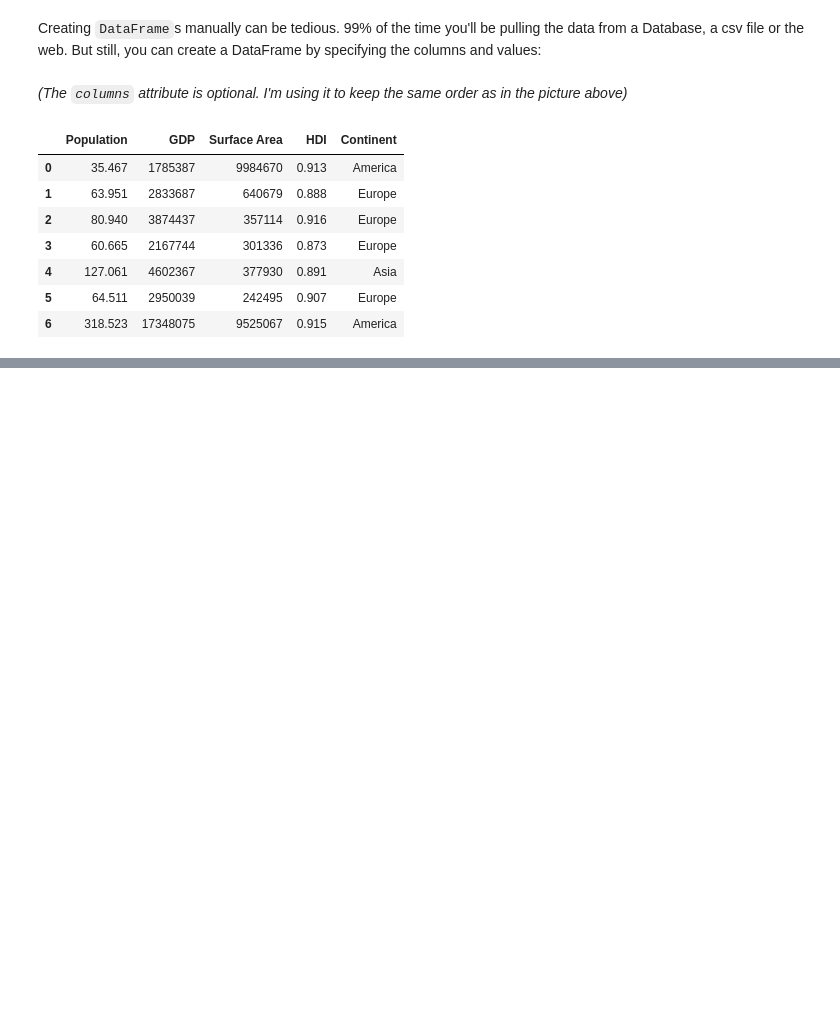
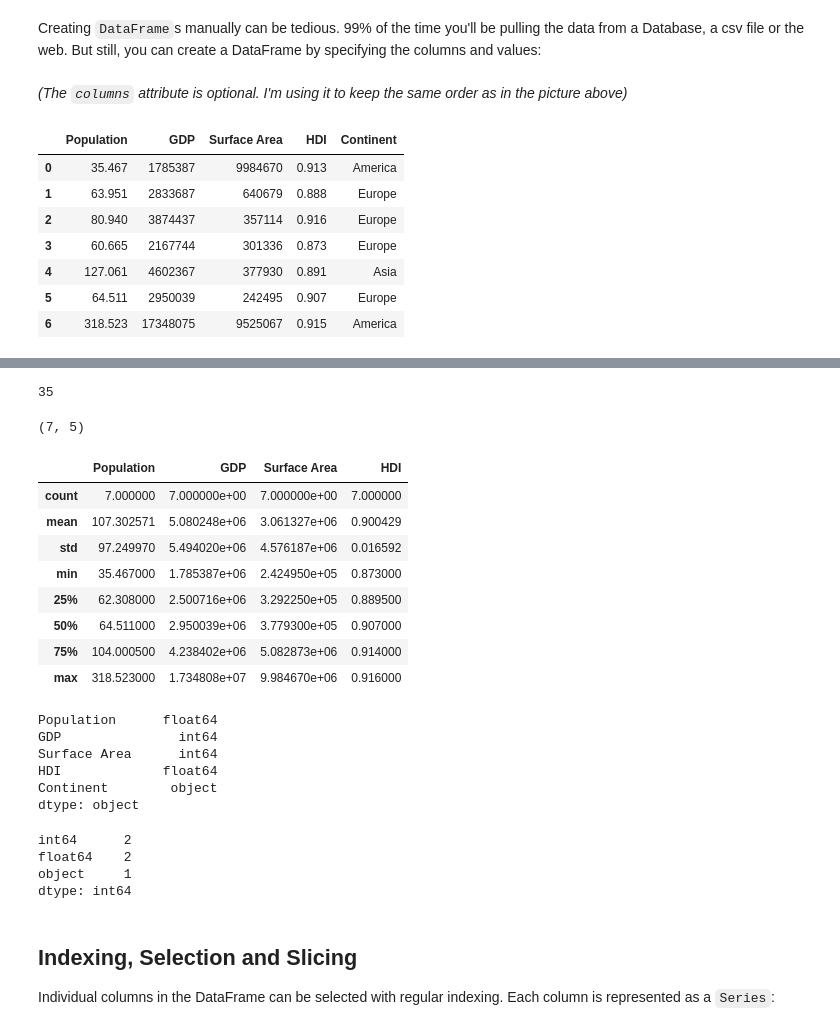
Before and after one commit to AlexGP80/Data_Analysis_with_Python, a Jupyter notebook: Pandas Dataframes.ipynb, the cells around one changed output, grey strips where cells are left out. Saved outputs shown, nothing was run; the diff lists cells and outputs as text; code cells hidden in the pictures; blank space fills up the shorter version.

```diff
--- a/Pandas Dataframes.ipynb
+++ b/Pandas Dataframes.ipynb
@@ -68,0 +117,40 @@ df
+# %%
+df.size
+# %% [output]
+35
+# %%
+df.shape
+# %% [output]
+(7, 5)
+# %%
+df.describe()
+# %% [output]
+|  | Population | GDP | Surface Area | HDI |
+| count | 7.000000 | 7.000000e+00 | 7.000000e+00 | 7.000000 |
+| mean | 107.302571 | 5.080248e+06 | 3.061327e+06 | 0.900429 |
+| std | 97.249970 | 5.494020e+06 | 4.576187e+06 | 0.016592 |
+| min | 35.467000 | 1.785387e+06 | 2.424950e+05 | 0.873000 |
+| 25% | 62.308000 | 2.500716e+06 | 3.292250e+05 | 0.889500 |
+| 50% | 64.511000 | 2.950039e+06 | 3.779300e+05 | 0.907000 |
+| 75% | 104.000500 | 4.238402e+06 | 5.082873e+06 | 0.914000 |
+| max | 318.523000 | 1.734808e+07 | 9.984670e+06 | 0.916000 |
+# %%
+df.dtypes
+# %% [output]
+Population      float64
+GDP               int64
+Surface Area      int64
+HDI             float64
+Continent        object
+dtype: object
+# %%
+df.dtypes.value_counts()
+# %% [output]
+int64      2
+float64    2
+object     1
+dtype: int64
+# %% [markdown]
+## Indexing, Selection and Slicing
+
+Individual columns in the DataFrame can be selected with regular indexing. Each column is represented as a `Series`:
```
Also changed, not shown: parts of 13 cells of this notebook.
